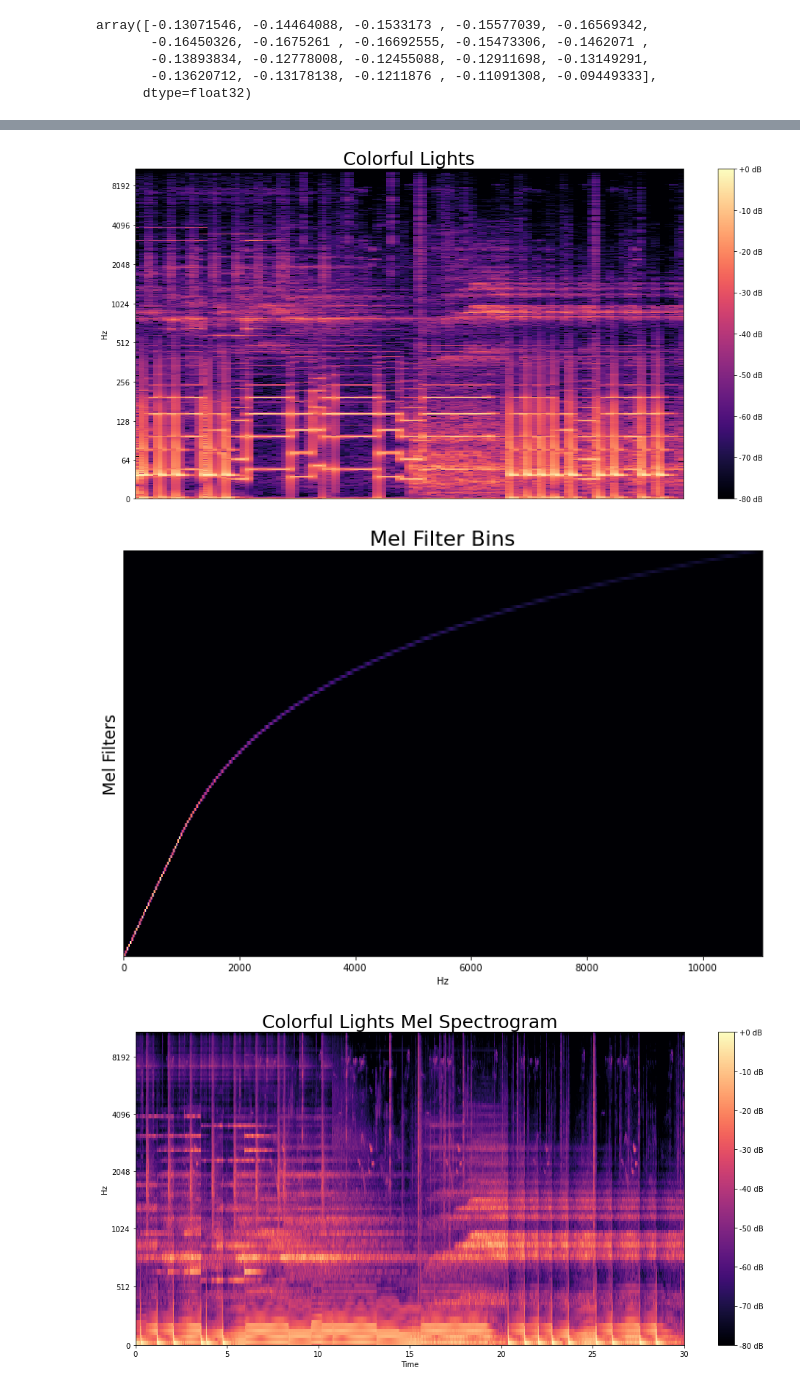
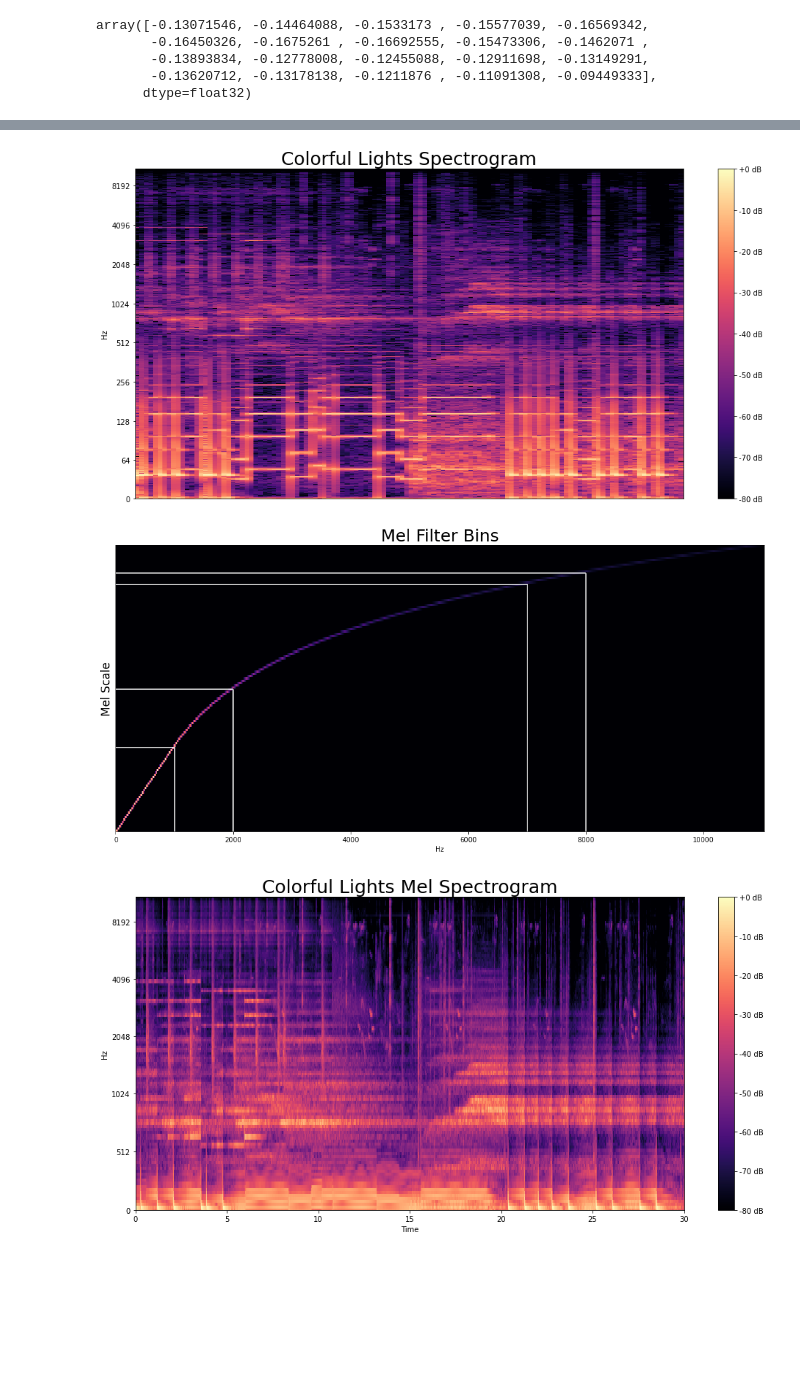
Before and after one commit to Lucas-Courant/predicting_audio_genre, a Jupyter notebook: Code/preliminary_eda.ipynb, the cells around one changed output, grey strips where cells are left out. Saved outputs shown, nothing was run; the diff lists cells and outputs as text; code cells hidden in the pictures; blank space fills up the shorter version.

```diff
--- a/Code/preliminary_eda.ipynb
+++ b/Code/preliminary_eda.ipynb
@@ -651,25 +663,35 @@ fig = plt.figure(figsize = (14, 7))
 librosa.display.specshow(librosa.amplitude_to_db(np.abs(stft),
                                                  ref=np.max),
                         y_axis='log')
-plt.title('Colorful Lights', size=25)
+plt.title('Colorful Lights Spectrogram', size=25)
 plt.colorbar(format='%+2.0f dB')
 plt.tight_layout()
 plt.savefig('../images/stft.png');
 # %% [output]
-[figure, old version]
+[figure, new version]
 # %%
 mel_filters = librosa.filters.mel(sr, 2048)
 # %%
 # http://man.hubwiz.com/docset/LibROSA.docset/Contents/Resources/Documents/generated/librosa.filters.mel.html#librosa.filters.mel
 
-plt.figure(figsize=(10,7))
+plt.figure(figsize=(14,7))
 librosa.display.specshow(mel_filters, x_axis='linear')
-plt.title('Mel Filter Bins', size = 22)
-plt.ylabel('Mel Filters', size = 17)
+plt.title('Mel Filter Bins', size = 25)
+plt.ylabel('Mel Scale', size = 17)
 plt.tight_layout()
+plt.axvline(x=8000, ymax=.9, color='white')
+plt.axvline(x=7000, ymax=.861, color='white')
+plt.axvline(x=1000, ymax=.292, color='white')
+plt.axvline(x=2000, ymax=.495, color='white')
+plt.axhline(y=37.5, xmax=.09, color='white')
+plt.axhline(y=63.5, xmax=.18, color='white')
+plt.axhline(y=110.5, xmax=.635, color='white')
+plt.axhline(y=115.5, xmax=.725, color='white')
+
+
 plt.savefig('../images/mel_filter_bins.png');
 # %% [output]
-[figure, old version]
+[figure, new version]
 # %%
 mel_spec = librosa.feature.melspectrogram(y, sr)
 # %%
```
Also changed, not shown: parts of 17 cells of this notebook.
